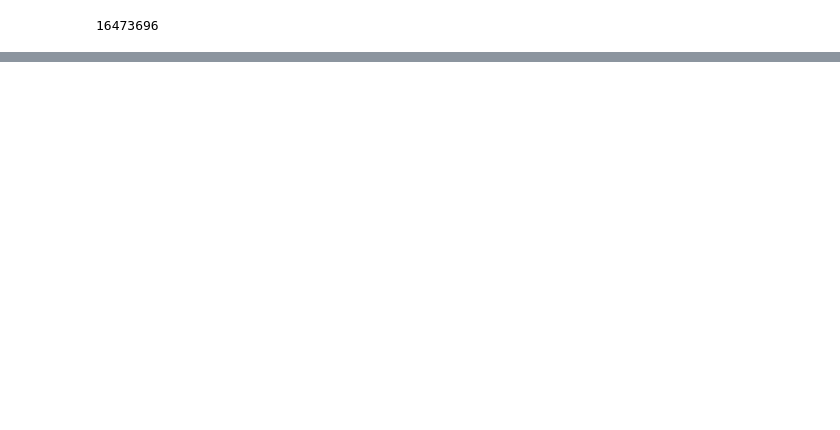
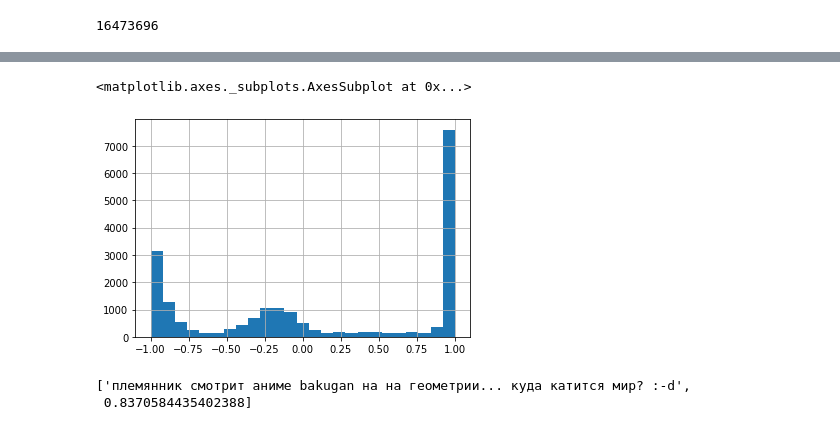
Before and after one commit to BunnyNoBugs/emotions-bot, a Jupyter notebook: emotions_bot.ipynb, the cells around one changed output, grey strips where cells are left out. Drawn from its saved outputs; the diff is of its cells as text; code cells hidden in the pictures; blank space fills up the shorter version.

```diff
--- a/emotions_bot.ipynb
+++ b/emotions_bot.ipynb
@@ -182,0 +288,4 @@ None
+# %%
+print(len(df_positive), len(df_negative))
+df_positive_negative = pd.concat([df_positive, df_negative], ignore_index=True)
+df_positive_negative
@@ -182,0 +307,5 @@ None
+# %%
+df_positive_negative['sentiment'].hist(bins=25)
+# %% [output]
+<matplotlib.axes._subplots.AxesSubplot at 0x...>
+[figure, added]
@@ -182,0 +319,5 @@ None
+# %%
+closest_sentiment(0.8, 200)
+# %% [output]
+['племянник смотрит аниме bakugan на на геометрии... куда катится мир? :-d',
+ 0.8370584435402388]
```
Also changed, not shown: parts of 33 cells of this notebook, 5 other files.
